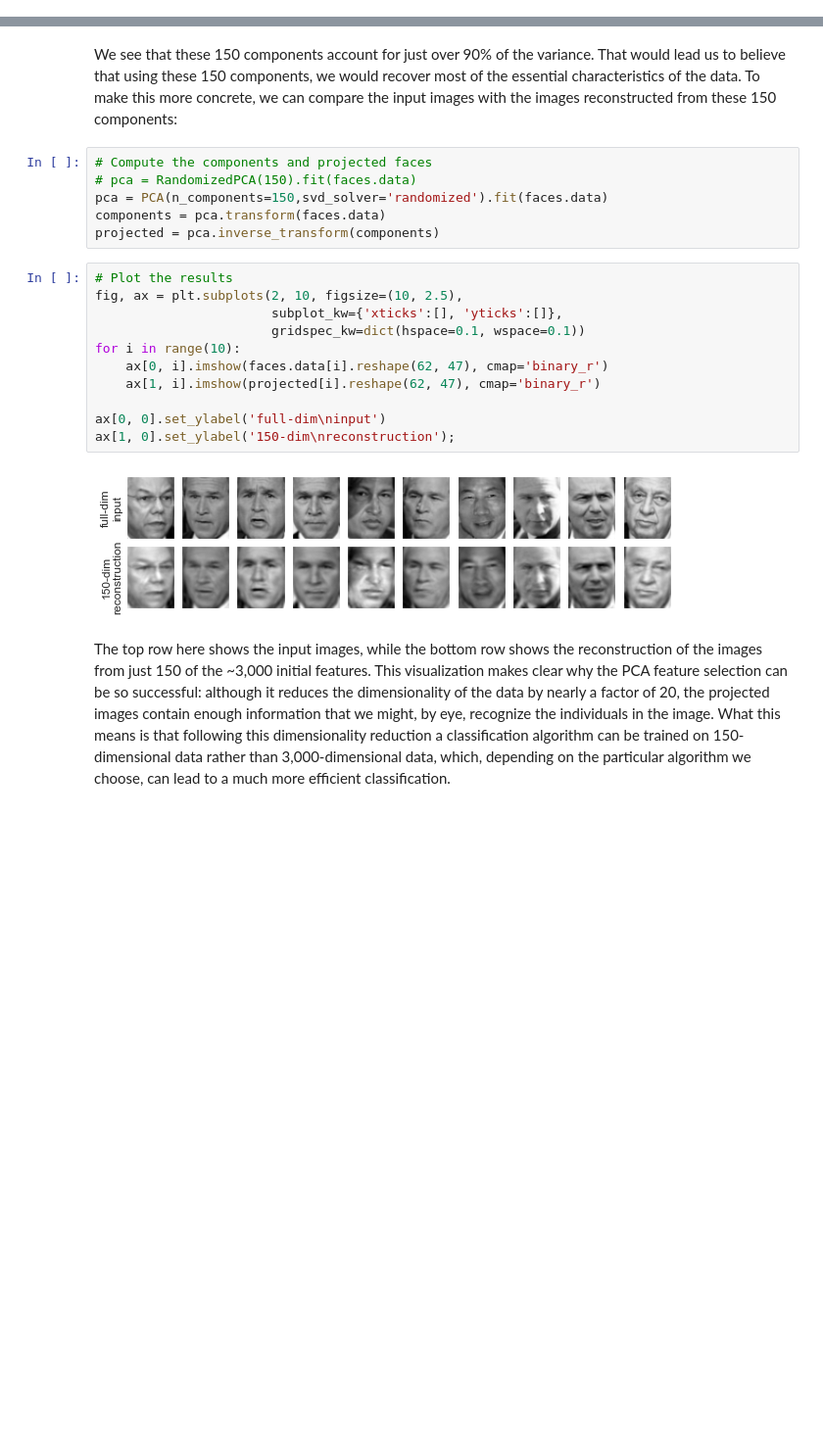
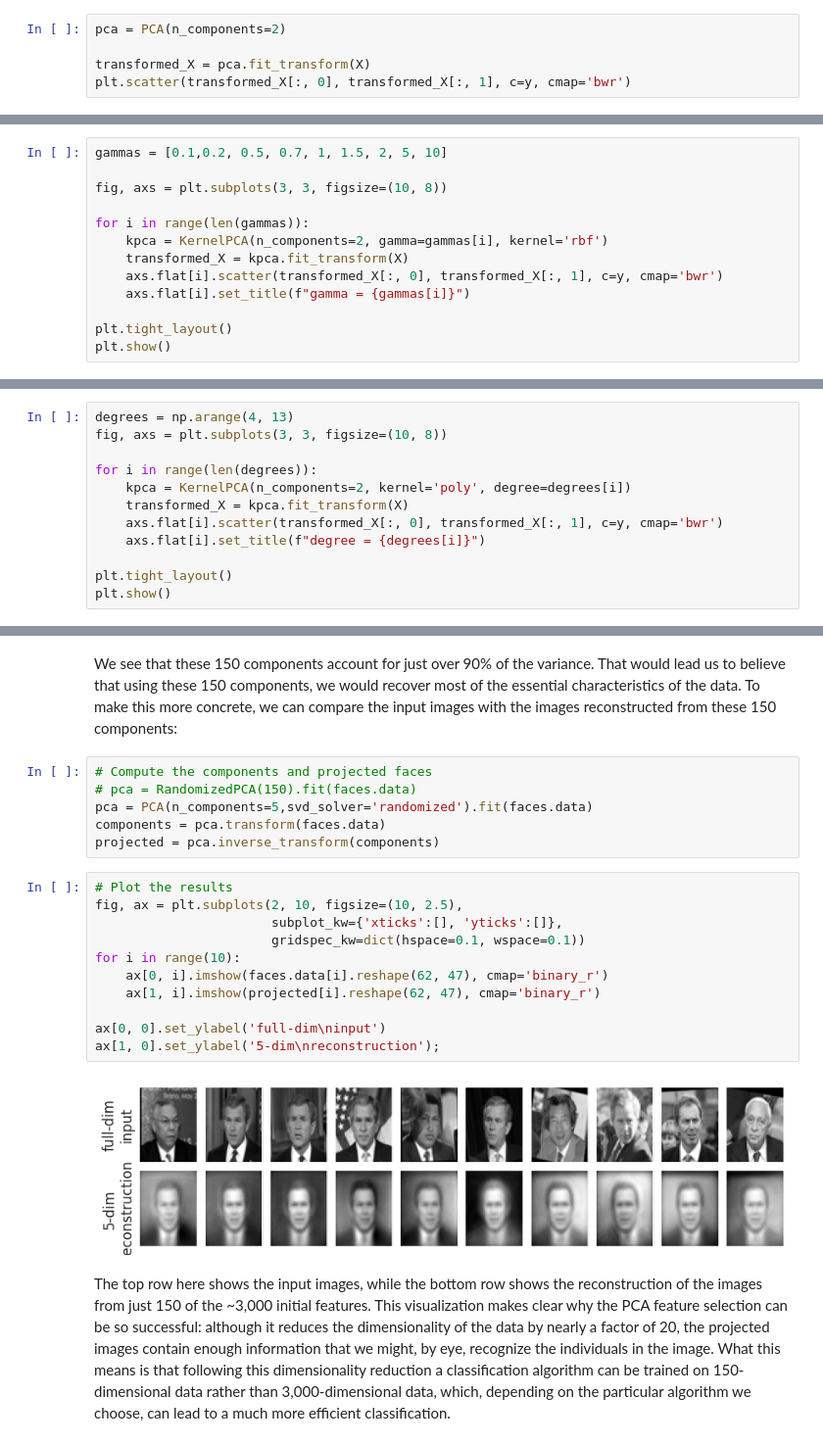
Before and after one commit to nerrma/tutoring-23t1, a Jupyter notebook: labs/Lab9_UnsupervisedLearning_questions.ipynb, the cells around one changed output, grey strips where cells are left out. Shown at 98% size. Cells and saved outputs as stored; diff of their text form; blank space fills up the shorter version.

```diff
--- a/labs/Lab9_UnsupervisedLearning_questions.ipynb
+++ b/labs/Lab9_UnsupervisedLearning_questions.ipynb
@@ -206,0 +216,5 @@ Here we see that our two-dimensional projection loses a lot of information (as m
+# %%
+pca = PCA(n_components=2)
+
+transformed_X = pca.fit_transform(X)
+plt.scatter(transformed_X[:, 0], transformed_X[:, 1], c=y, cmap='bwr')
@@ -206,0 +224,13 @@ Here we see that our two-dimensional projection loses a lot of information (as m
+# %%
+gammas = [0.1,0.2, 0.5, 0.7, 1, 1.5, 2, 5, 10]
+
+fig, axs = plt.subplots(3, 3, figsize=(10, 8))
+
+for i in range(len(gammas)):
+    kpca = KernelPCA(n_components=2, gamma=gammas[i], kernel='rbf')
+    transformed_X = kpca.fit_transform(X)
+    axs.flat[i].scatter(transformed_X[:, 0], transformed_X[:, 1], c=y, cmap='bwr')
+    axs.flat[i].set_title(f"gamma = {gammas[i]}")
+
+plt.tight_layout()
+plt.show()
@@ -206,0 +246,12 @@ Here we see that our two-dimensional projection loses a lot of information (as m
+# %%
+degrees = np.arange(4, 13)
+fig, axs = plt.subplots(3, 3, figsize=(10, 8))
+
+for i in range(len(degrees)):
+    kpca = KernelPCA(n_components=2, kernel='poly', degree=degrees[i])
+    transformed_X = kpca.fit_transform(X)
+    axs.flat[i].scatter(transformed_X[:, 0], transformed_X[:, 1], c=y, cmap='bwr')
+    axs.flat[i].set_title(f"degree = {degrees[i]}")
+
+plt.tight_layout()
+plt.show()
@@ -306,22 +360,22 @@ To make this more concrete, we can compare the input images with the images reco
 # %%
 # Compute the components and projected faces
 # pca = RandomizedPCA(150).fit(faces.data)
-pca = PCA(n_components=150,svd_solver='randomized').fit(faces.data)
+pca = PCA(n_components=5,svd_solver='randomized').fit(faces.data)
 components = pca.transform(faces.data)
 projected = pca.inverse_transform(components)
 # %%
 # Plot the results
 fig, ax = plt.subplots(2, 10, figsize=(10, 2.5),
                        subplot_kw={'xticks':[], 'yticks':[]},
                        gridspec_kw=dict(hspace=0.1, wspace=0.1))
 for i in range(10):
     ax[0, i].imshow(faces.data[i].reshape(62, 47), cmap='binary_r')
     ax[1, i].imshow(projected[i].reshape(62, 47), cmap='binary_r')
 
 ax[0, 0].set_ylabel('full-dim\ninput')
-ax[1, 0].set_ylabel('150-dim\nreconstruction');
+ax[1, 0].set_ylabel('5-dim\nreconstruction');
 # %% [output]
-[figure, old version]
+[figure, new version]
 # %% [markdown]
 The top row here shows the input images, while the bottom row shows the reconstruction of the images from just 150 of the ~3,000 initial features.
 This visualization makes clear why the PCA feature selection can be so successful: although it reduces the dimensionality of the data by nearly a factor of 20, the projected images contain enough information that we might, by eye, recognize the individuals in the image.
```
Also changed, not shown: parts of 22 cells of this notebook, 3 other files.
